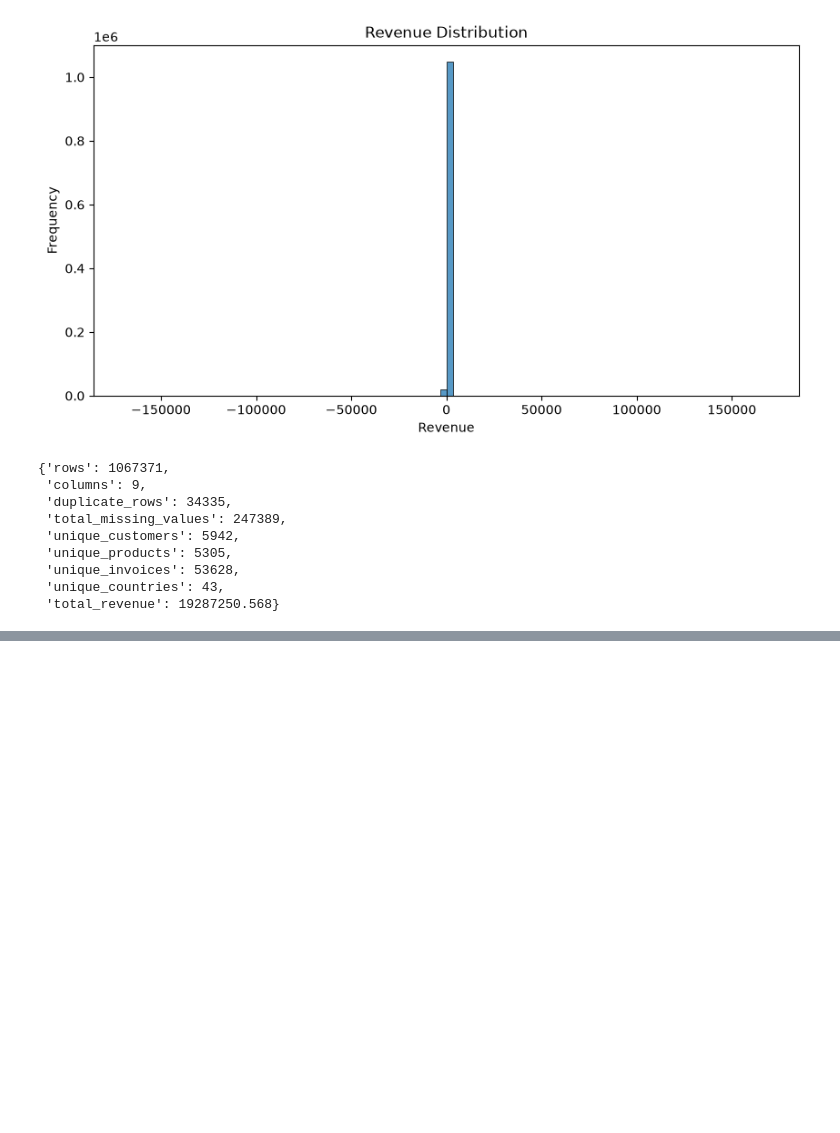
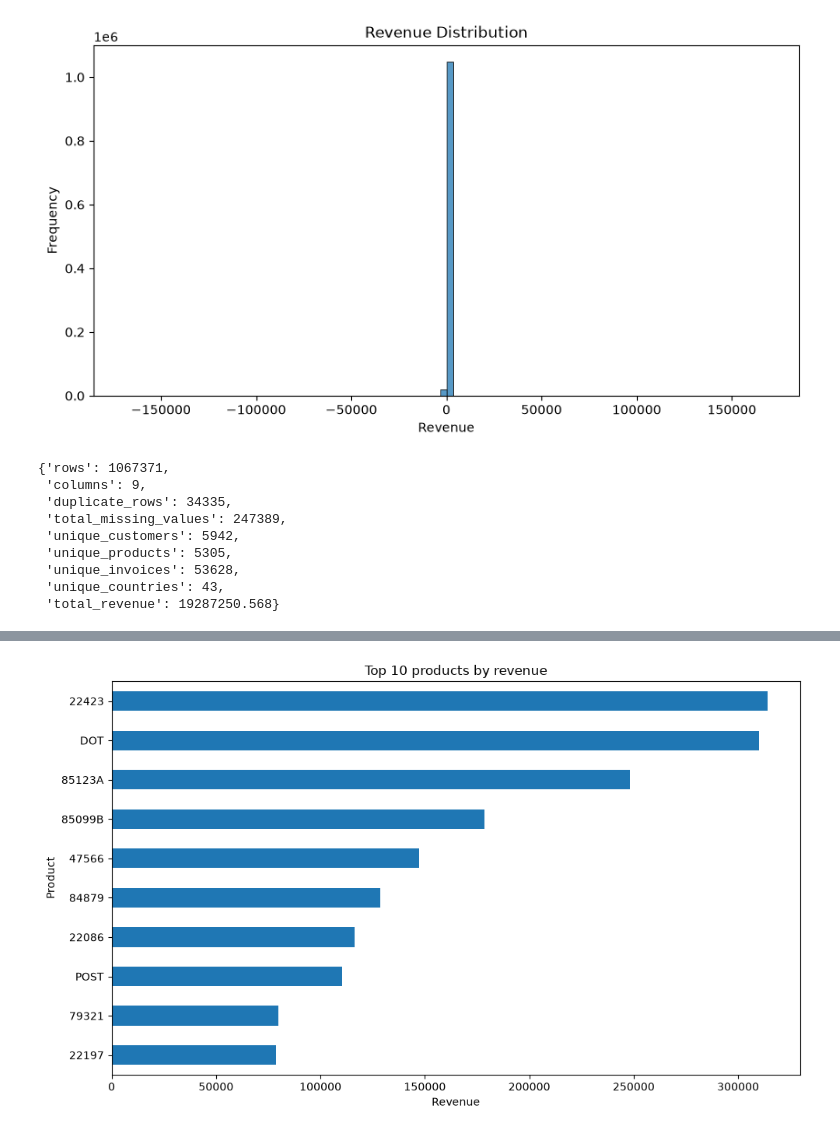
Before and after one commit to AKASHRAUT108/autonomous-data-analyst, a Jupyter notebook: notebooks/02_data_profiling.ipynb, the cells around one changed output, grey strips where cells are left out. Drawn from its saved outputs; the diff is of its cells as text; code cells hidden in the pictures; blank space fills up the shorter version.

```diff
--- a/notebooks/02_data_profiling.ipynb
+++ b/notebooks/02_data_profiling.ipynb
@@ -235,0 +307,9 @@ profiling_report
+# %%
+top_products=(
+    cleaned_df
+    .groupby("stock_code")["revenue"]
+    .sum()
+    .sort_values(ascending=False)
+    .head(10)
+)
+top_products
@@ -235,0 +329,11 @@ profiling_report
+# %%
+plt.figure(figsize=(10,6))
+top_products.sort_values().plot(kind="barh")
+plt.title("Top 10 products by revenue")
+plt.xlabel("Revenue")
+plt.ylabel("Product")
+
+plt.tight_layout()
+plt.show()
+# %% [output]
+[figure, added]
```
Also changed, not shown: parts of 27 cells of this notebook, 1 other file.
